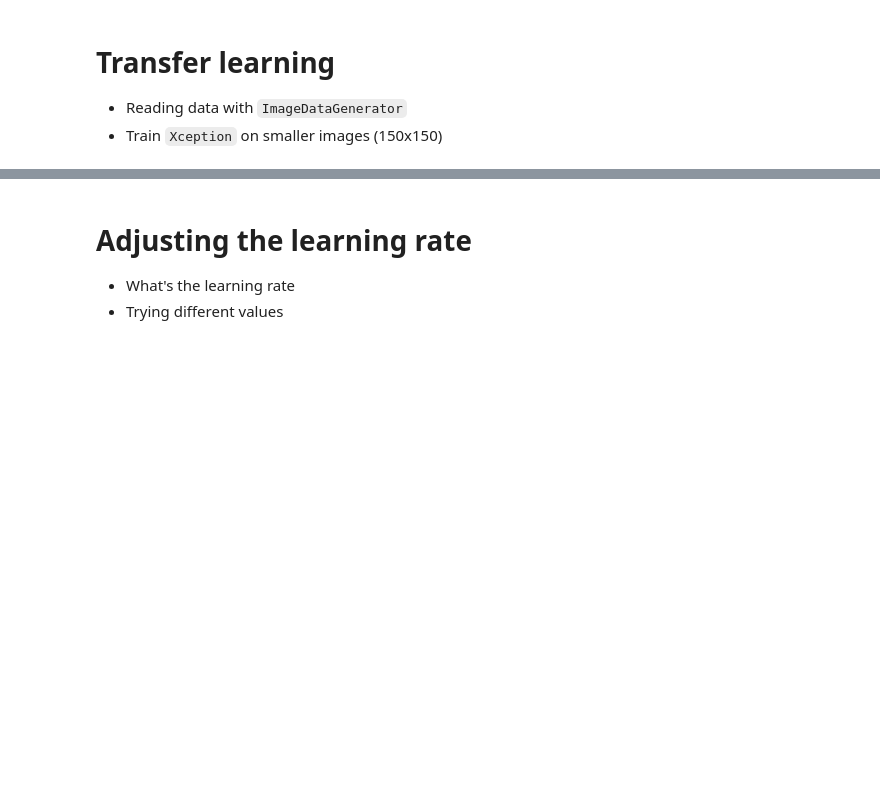
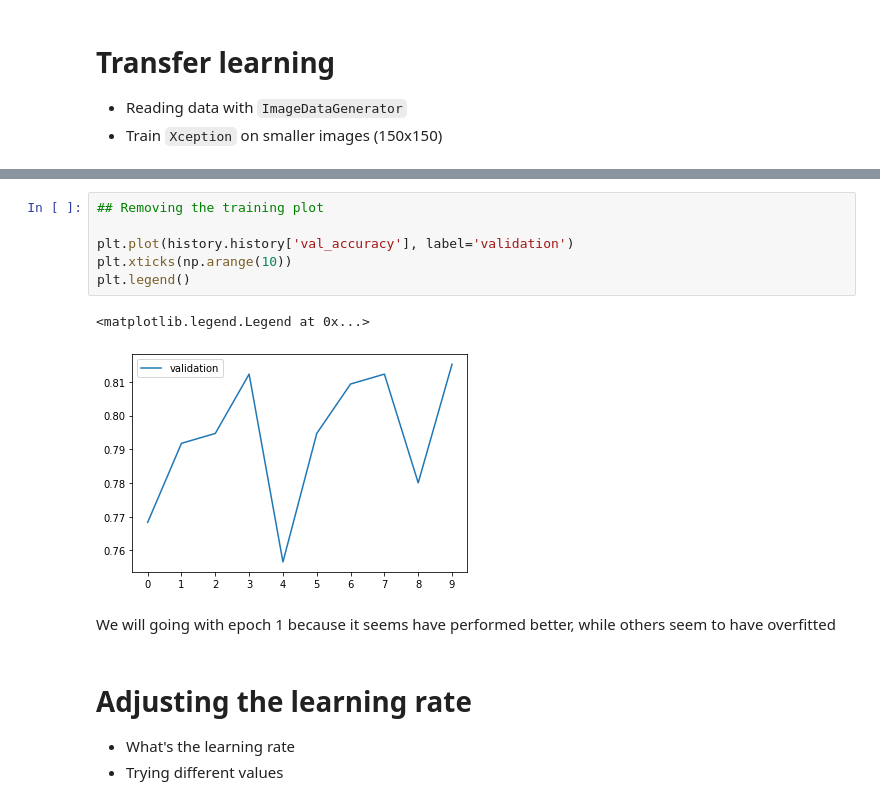
Before and after one commit to segobee/DataTalks_ML, a Jupyter notebook: 4. Neural_Networks_&_Deep_Learning/Fashion_Classification_Model.ipynb, the cells around one changed output, grey strips where cells are left out. Saved outputs shown, nothing was run; the diff lists cells and outputs as text; blank space fills up the shorter version.

```diff
--- a/4. Neural_Networks_&_Deep_Learning/Fashion_Classification_Model.ipynb
+++ b/4. Neural_Networks_&_Deep_Learning/Fashion_Classification_Model.ipynb
@@ -72,3 +462,14 @@ There are more layers... Read here:
+# %%
+## Removing the training plot
+
+plt.plot(history.history['val_accuracy'], label='validation')
+plt.xticks(np.arange(10))
+plt.legend()
+# %% [output]
+<matplotlib.legend.Legend at 0x...>
+[figure, added]
+# %% [markdown]
+We will going with epoch 1 because it seems have performed better, while others seem to have overfitted
 # %% [markdown]
 # Adjusting the learning rate
 
```
Also changed, not shown: parts of 99 cells of this notebook.
